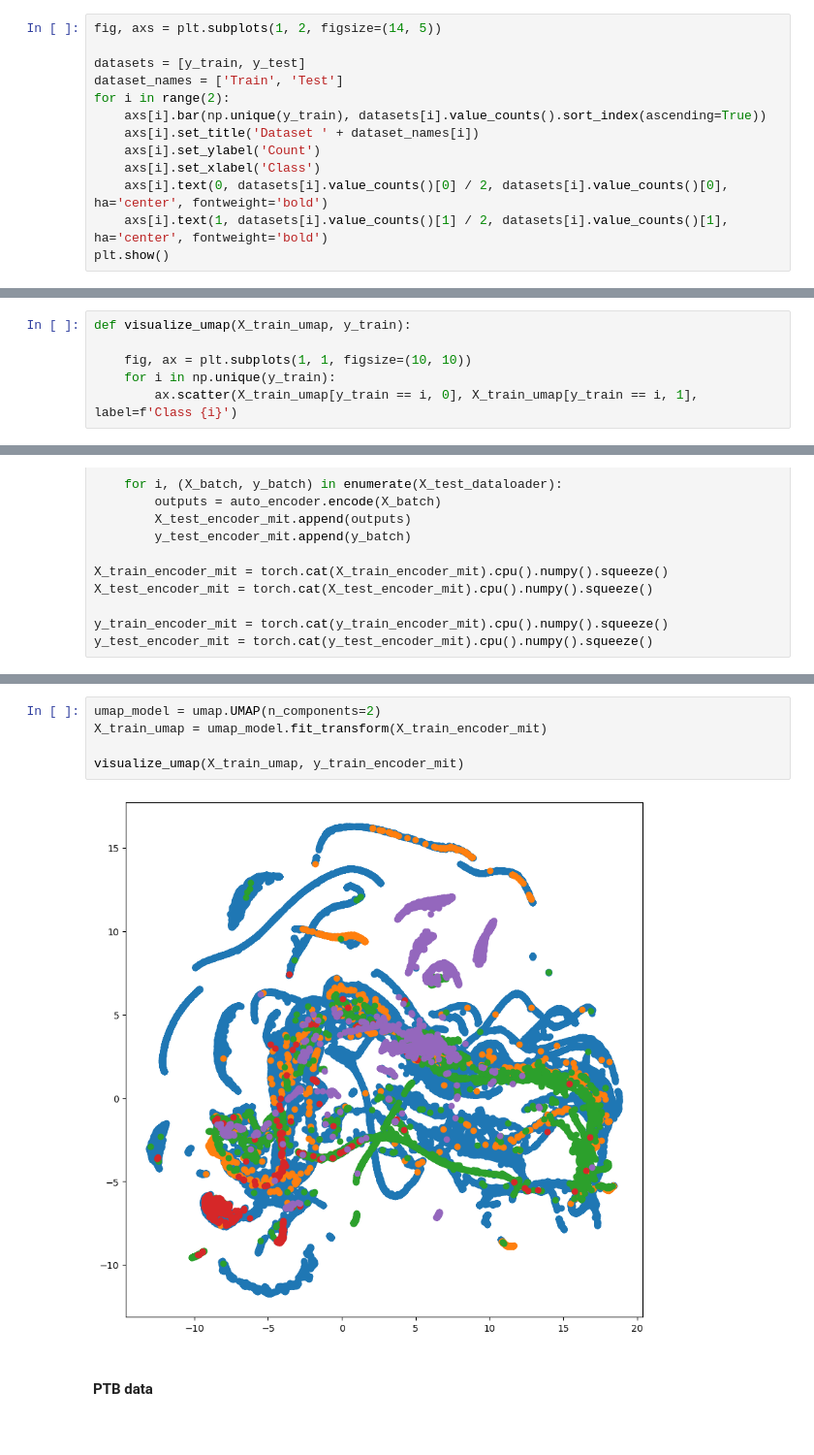
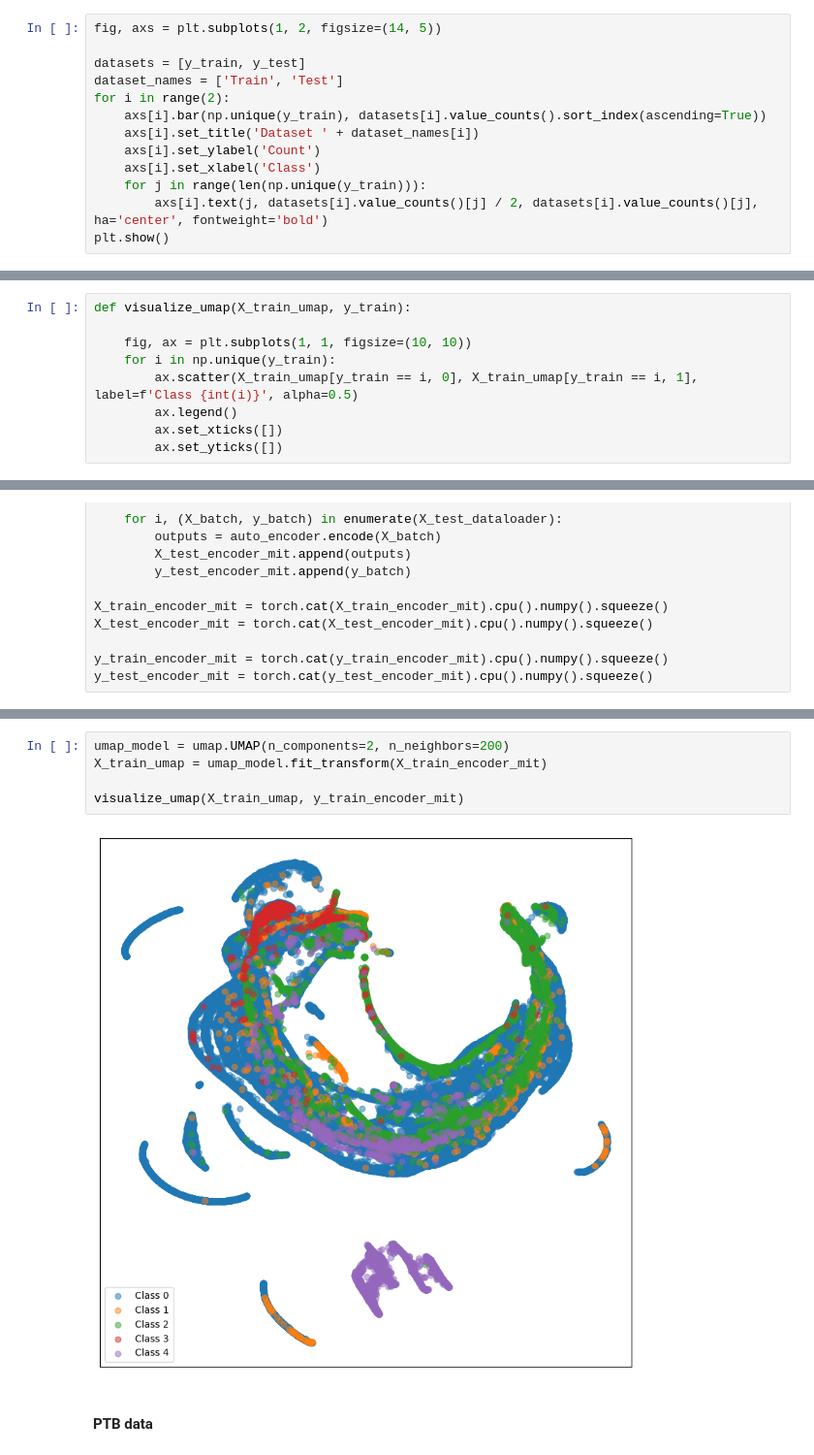
Before and after one commit to jlohunecke/ML4HC_project2, a Jupyter notebook: proj2_pt2.ipynb, the cells around one changed output, grey strips where cells are left out. Shown at 97% size. Drawn from its saved outputs; the diff is of its cells as text.

```diff
--- a/proj2_pt2.ipynb
+++ b/proj2_pt2.ipynb
@@ -60,7 +60,7 @@ for i in range(2):
     axs[i].set_title('Dataset ' + dataset_names[i])
     axs[i].set_ylabel('Count')
     axs[i].set_xlabel('Class')
-    axs[i].text(0, datasets[i].value_counts()[0] / 2, datasets[i].value_counts()[0], ha='center', fontweight='bold')
-    axs[i].text(1, datasets[i].value_counts()[1] / 2, datasets[i].value_counts()[1], ha='center', fontweight='bold')
+    for j in range(len(np.unique(y_train))):
+        axs[i].text(j, datasets[i].value_counts()[j] / 2, datasets[i].value_counts()[j], ha='center', fontweight='bold')
 plt.show()
 # %% [output]
@@ -453,7 +473,10 @@ def visualize_umap(X_train_umap, y_train):
 
     fig, ax = plt.subplots(1, 1, figsize=(10, 10))
     for i in np.unique(y_train):
-        ax.scatter(X_train_umap[y_train == i, 0], X_train_umap[y_train == i, 1], label=f'Class {i}')
+        ax.scatter(X_train_umap[y_train == i, 0], X_train_umap[y_train == i, 1], label=f'Class {int(i)}', alpha=0.5)
+        ax.legend()
+        ax.set_xticks([])
+        ax.set_yticks([])
 # %% [markdown]
 ### ResCNN from Q1
 # %%
@@ -582,10 +624,10 @@ y_test_encoder_mit = torch.cat(y_test_encoder_mit).cpu().numpy().squeeze()
 # %%
-umap_model = umap.UMAP(n_components=2)
+umap_model = umap.UMAP(n_components=2, n_neighbors=200)
 X_train_umap = umap_model.fit_transform(X_train_encoder_mit)
 
 visualize_umap(X_train_umap, y_train_encoder_mit)
 # %% [output]
-[figure, old version]
+[figure, new version]
 # %% [markdown]
 #### PTB data
 # %%
```
Also changed, not shown: parts of 7 cells of this notebook, 2 other files.
